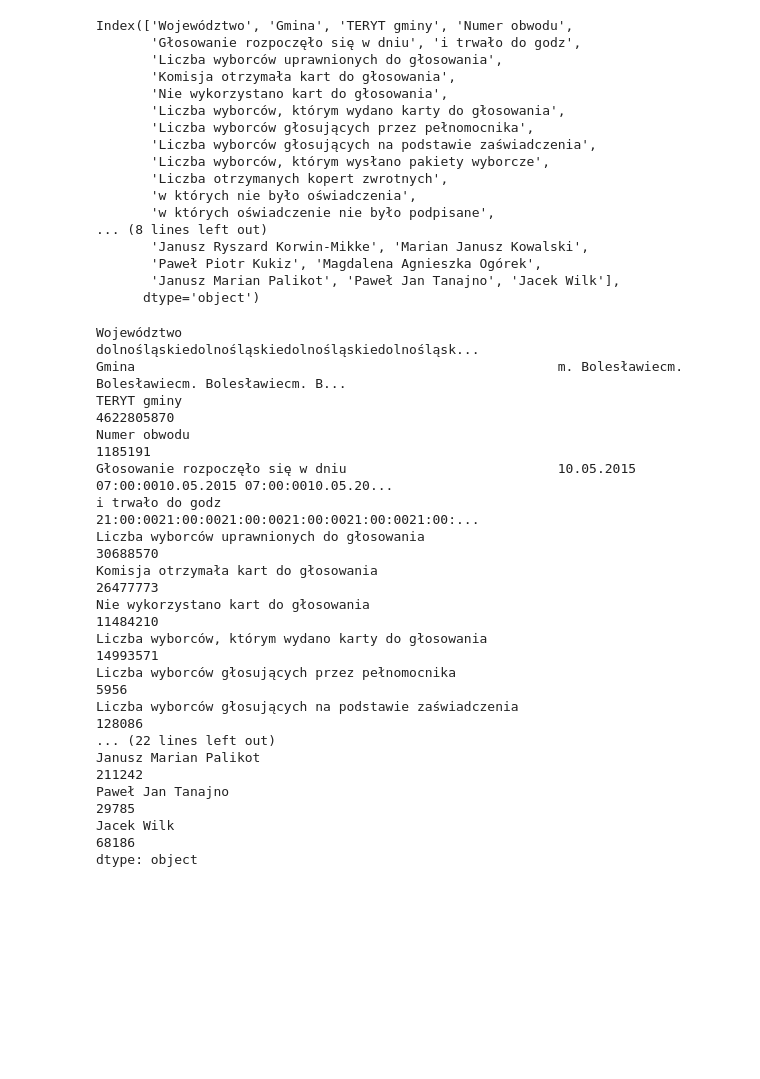
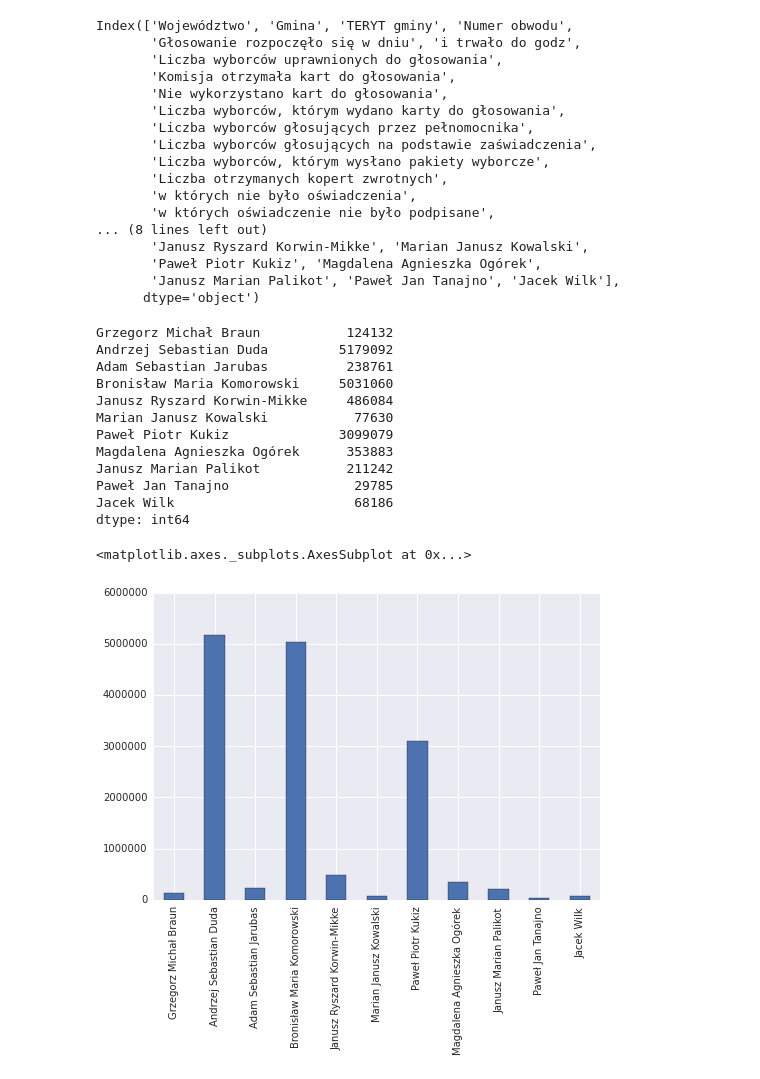
Before and after one commit to DELabUW/szkola-letnia-2015, a Jupyter notebook: zajecia/dzienx_wybory_prezydenckie.ipynb, the cells around one changed output. Cells and saved outputs as stored; diff of their text form; code cells hidden in the pictures; blank space fills up the shorter version.

```diff
--- a/zajecia/dzienx_wybory_prezydenckie.ipynb
+++ b/zajecia/dzienx_wybory_prezydenckie.ipynb
@@ -41,3 +42,9 @@ Index(['Województwo', 'Gmina', 'TERYT gminy', 'Numer obwodu',
        'Paweł Piotr Kukiz', 'Magdalena Agnieszka Ogórek',
        'Janusz Marian Palikot', 'Paweł Jan Tanajno', 'Jacek Wilk'],
       dtype='object')
+# %%
+kandydaci = df[['Grzegorz Michał Braun', 'Andrzej Sebastian Duda',
+       'Adam Sebastian Jarubas', 'Bronisław Maria Komorowski',
+       'Janusz Ryszard Korwin-Mikke', 'Marian Janusz Kowalski',
+       'Paweł Piotr Kukiz', 'Magdalena Agnieszka Ogórek',
+       'Janusz Marian Palikot', 'Paweł Jan Tanajno', 'Jacek Wilk']]
@@ -44,20 +53,20 @@ Index(['Województwo', 'Gmina', 'TERYT gminy', 'Numer obwodu',
 # %%
-df.sum()
+kandydaci.sum()/
 # %% [output]
-Województwo                                                dolnośląskiedolnośląskiedolnośląskiedolnośląsk...
-Gmina                                                      m. Bolesławiecm. Bolesławiecm. Bolesławiecm. B...
-TERYT gminy                                                                                       4622805870
-Numer obwodu                                                                                         1185191
-Głosowanie rozpoczęło się w dniu                           10.05.2015 07:00:0010.05.2015 07:00:0010.05.20...
-i trwało do godz                                           21:00:0021:00:0021:00:0021:00:0021:00:0021:00:...
-Liczba wyborców uprawnionych do głosowania                                                          30688570
-Komisja otrzymała kart do głosowania                                                                26477773
-Nie wykorzystano kart do głosowania                                                                 11484210
-Liczba wyborców, którym wydano karty do głosowania                                                  14993571
-Liczba wyborców głosujących przez pełnomocnika                                                          5956
-Liczba wyborców głosujących na podstawie zaświadczenia                                                128086
-... (22 lines left out)
-Janusz Marian Palikot                                                                                 211242
-Paweł Jan Tanajno                                                                                      29785
-Jacek Wilk                                                                                             68186
-dtype: object
+Grzegorz Michał Braun           124132
+Andrzej Sebastian Duda         5179092
+Adam Sebastian Jarubas          238761
+Bronisław Maria Komorowski     5031060
+Janusz Ryszard Korwin-Mikke     486084
+Marian Janusz Kowalski           77630
+Paweł Piotr Kukiz              3099079
+Magdalena Agnieszka Ogórek      353883
+Janusz Marian Palikot           211242
+Paweł Jan Tanajno                29785
+Jacek Wilk                       68186
+dtype: int64
+# %%
+kandydaci.sum().plot(kind="bar")
+# %% [output]
+<matplotlib.axes._subplots.AxesSubplot at 0x...>
+[figure, added]
```
Also changed, not shown: parts of 3 cells of this notebook, 2 other files.
